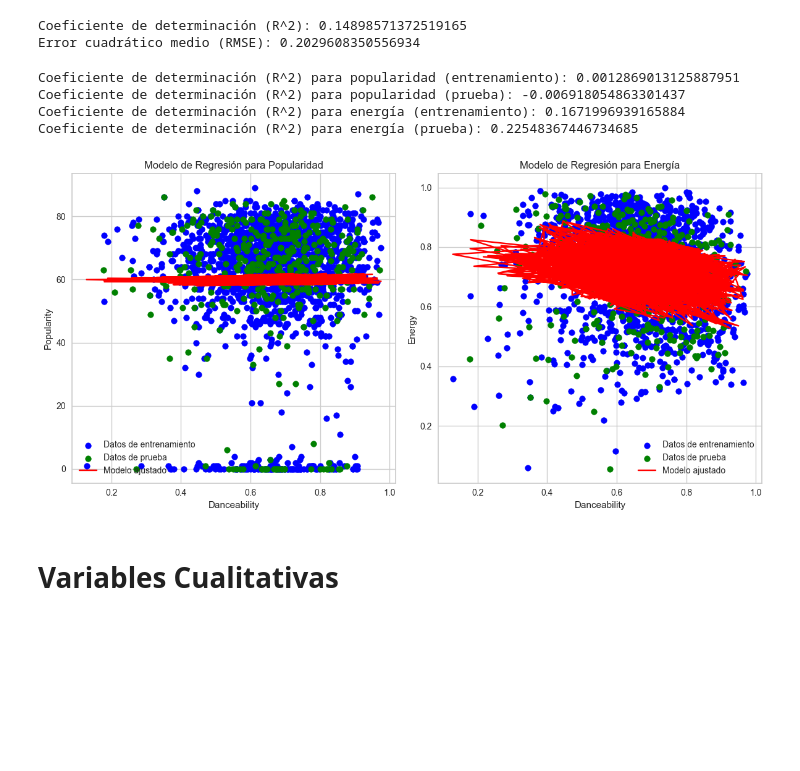
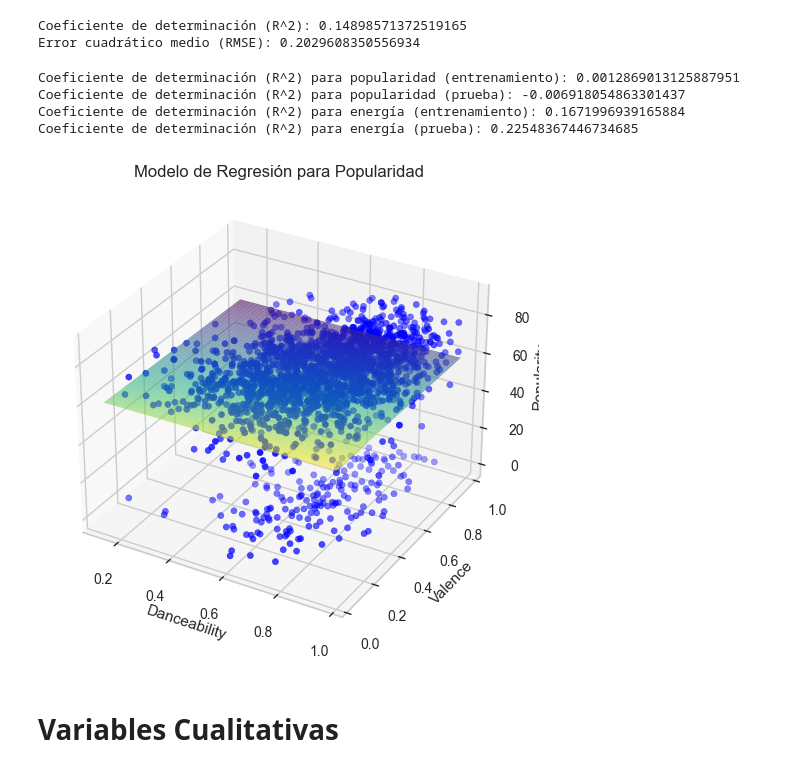
Before and after one commit to estebandonis/Proyecto1-MineriadeDatos, a Jupyter notebook: proyecto1.ipynb, the cells around one changed output. Drawn from its saved outputs; the diff is of its cells as text; code cells hidden in the pictures; blank space fills up the shorter version.

Commit message:
added 3d plot for lineal model of popularity

```diff
--- a/proyecto1.ipynb
+++ b/proyecto1.ipynb
@@ -770,38 +765,49 @@ r2_energy_test = model_energy.score(X_energy_test, y_energy_test)
 
 print("Coeficiente de determinación (R^2) para energía (entrenamiento):", r2_energy_train)
 print("Coeficiente de determinación (R^2) para energía (prueba):", r2_energy_test)
-
-# Graficar los modelos ajustados sobre los datos
-plt.figure(figsize=(12, 6))
-
-# Graficar modelo de popularidad
-plt.subplot(1, 2, 1)
-plt.scatter(X_popularity_train['danceability'], y_popularity_train, color='blue', label='Datos de entrenamiento')
-plt.scatter(X_popularity_test['danceability'], y_popularity_test, color='green', label='Datos de prueba')
-plt.plot(X_popularity_train['danceability'], model_popularity.predict(X_popularity_train), color='red', label='Modelo ajustado')
-plt.title('Modelo de Regresión para Popularidad')
-plt.xlabel('Danceability')
-plt.ylabel('Popularity')
-plt.legend()
-
-# Graficar modelo de energía
-plt.subplot(1, 2, 2)
-plt.scatter(X_energy_train['danceability'], y_energy_train, color='blue', label='Datos de entrenamiento')
-plt.scatter(X_energy_test['danceability'], y_energy_test, color='green', label='Datos de prueba')
-plt.plot(X_energy_train['danceability'], model_energy.predict(X_energy_train), color='red', label='Modelo ajustado')
-plt.title('Modelo de Regresión para Energía')
-plt.xlabel('Danceability')
-plt.ylabel('Energy')
-plt.legend()
-
-plt.tight_layout()
-plt.show()
 # %% [output]
 Coeficiente de determinación (R^2) para popularidad (entrenamiento): 0.0012869013125887951
 Coeficiente de determinación (R^2) para popularidad (prueba): -0.006918054863301437
 Coeficiente de determinación (R^2) para energía (entrenamiento): 0.1671996939165884
 Coeficiente de determinación (R^2) para energía (prueba): 0.22548367446734685
-[figure, removed]
+# %%
+import numpy as np
+import matplotlib.pyplot as plt
+from mpl_toolkits.mplot3d import Axes3D
+
+# Supongamos que tienes un DataFrame llamado 'songs_df' con las variables danceability, valence, energy y popularity
+# Y que deseas eliminar filas con valores faltantes (NaN)
+songs_df.dropna(subset=['danceability', 'valence', 'energy', 'popularity'], inplace=True)
+
+# Separar las características (X) y la variable objetivo (y) para popularidad
+X_popularity = songs_df[['danceability', 'valence']]
+y_popularity = songs_df['popularity']
+
+# Crear el modelo de regresión lineal para popularidad
+model_popularity = LinearRegression()
+model_popularity.fit(X_popularity, y_popularity)
+
+# Crear una cuadrícula de valores de danceability
+danceability_values = np.linspace(songs_df['danceability'].min(), songs_df['danceability'].max(), 100)
+valence_values = np.linspace(songs_df['valence'].min(), songs_df['valence'].max(), 100)
+danceability_grid, valence_grid = np.meshgrid(danceability_values, valence_values)
+
+# Predecir popularidad para cada combinación de danceability y valence
+popularity_grid = model_popularity.predict(np.array([danceability_grid.flatten(), valence_grid.flatten()]).T)
+popularity_grid = popularity_grid.reshape(danceability_grid.shape)
+
+# Graficar el modelo de popularidad en 3D
+fig = plt.figure(figsize=(10, 6))
+ax = fig.add_subplot(111, projection='3d')
+ax.scatter(songs_df['danceability'], songs_df['valence'], songs_df['popularity'], color='blue', label='Datos reales')
+ax.plot_surface(danceability_grid, valence_grid, popularity_grid, rstride=1, cstride=1, alpha=0.6, cmap='viridis', edgecolor='none')
+ax.set_xlabel('Danceability')
+ax.set_ylabel('Valence')
+ax.set_zlabel('Popularity')
+ax.set_title('Modelo de Regresión para Popularidad')
+plt.show()
+# %% [output]
+[figure, added]
 # %% [markdown]
 # Variables Cualitativas
 # %%
```
Also changed, not shown: parts of 1 cell of this notebook.
